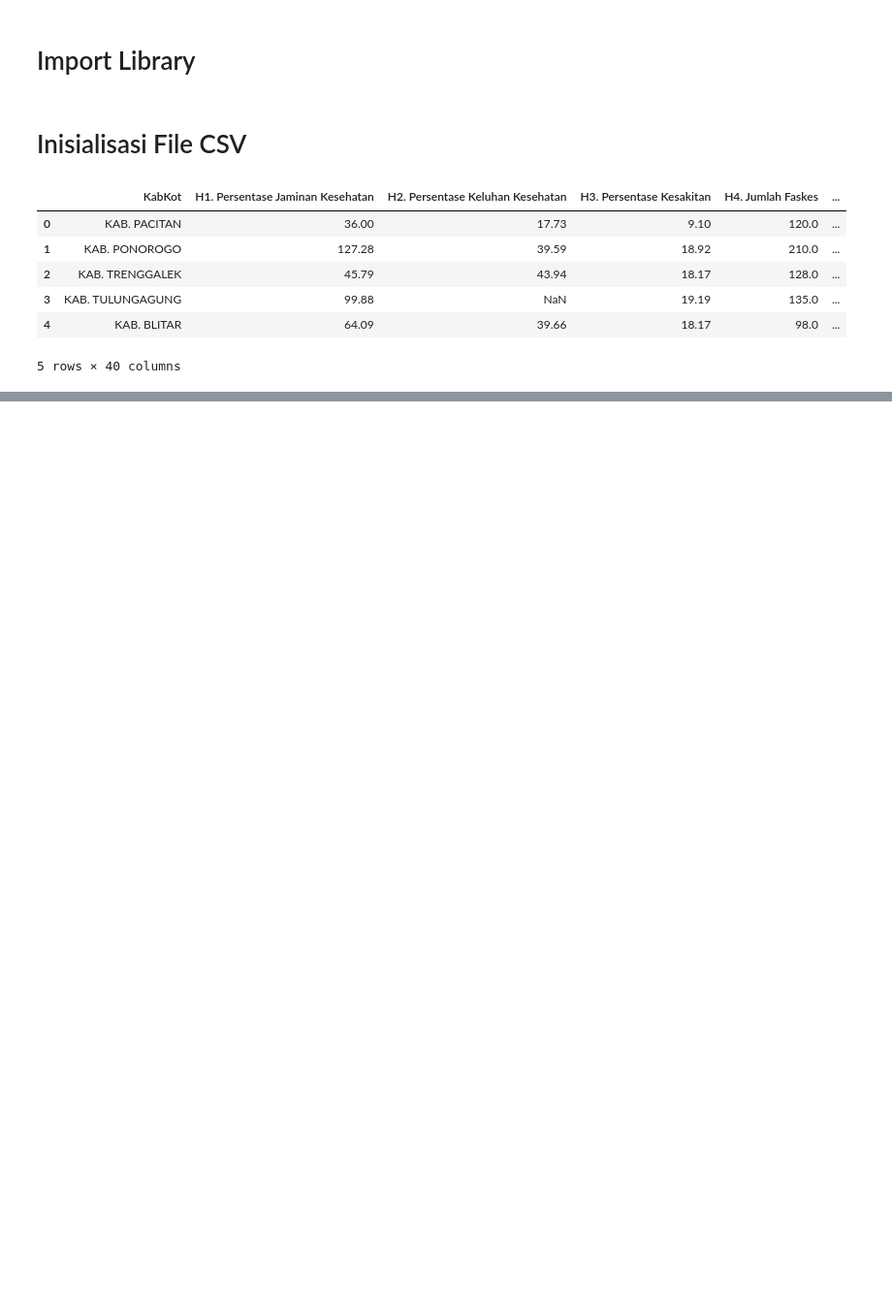
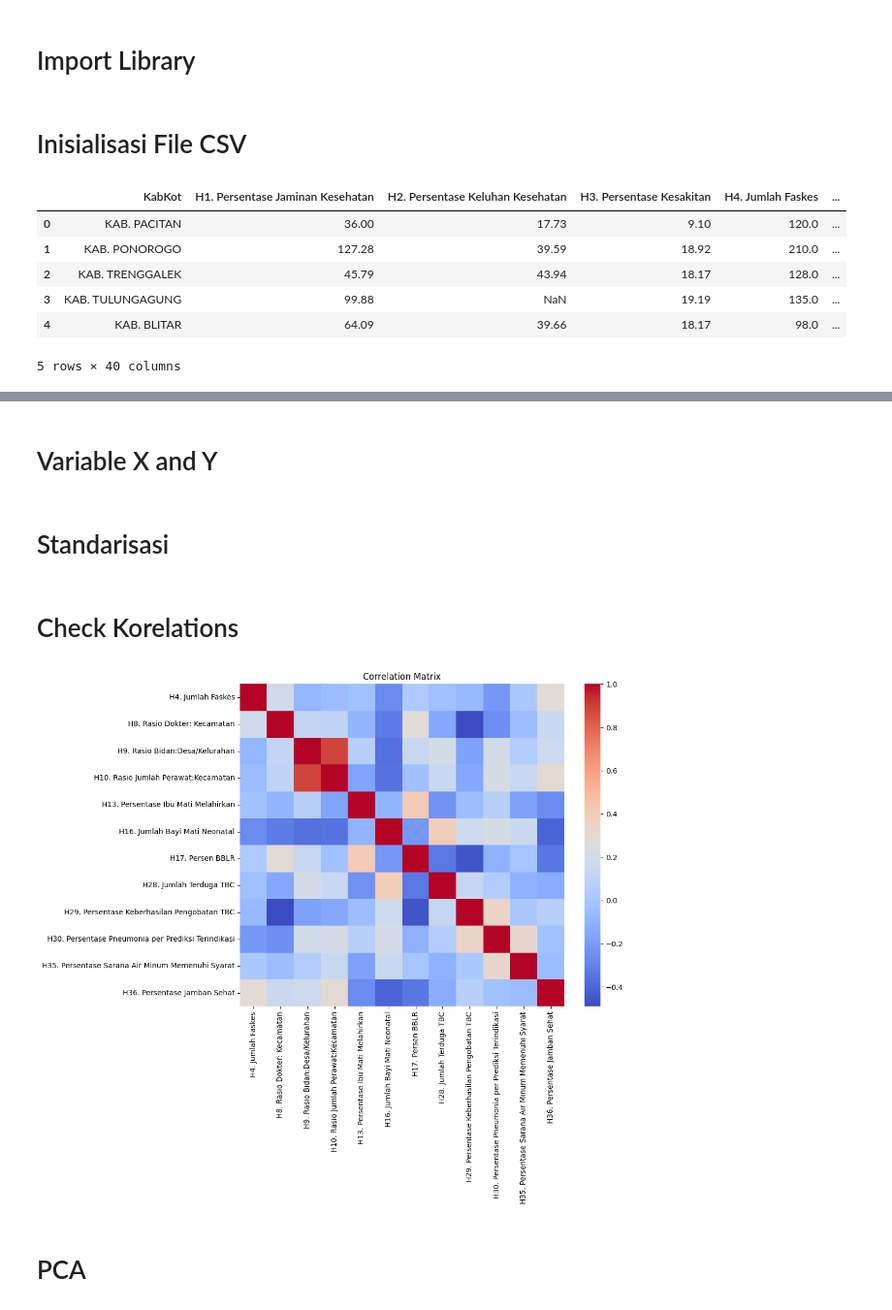
Before and after one commit to yowxy/Analyst-Principal-Component-Regresion-PCR-, a Jupyter notebook: index.ipynb, the cells around one changed output, grey strips where cells are left out. Shown at 97% size. Cells and saved outputs as stored; diff of their text form; code cells hidden in the pictures; blank space fills up the shorter version.

Commit message:
feat: cleaning data, handling missing value, standarisasi,check korelasi

```diff
--- a/index.ipynb
+++ b/index.ipynb
@@ -25,0 +50,3 @@ df.head()
+# %%
+df_filled = df.fillna(df.mean(numeric_only=True))
+df_filled.head()
@@ -25,0 +61,35 @@ df.head()
+# %% [markdown]
+# Variable X and Y
+# %%
+y = df_filled["H11. Angka Kematian Netto"]
+x = df_filled[[
+    "H4. Jumlah Faskes",
+    "H8. Rasio Dokter: Kecamatan",
+    "H9. Rasio Bidan:Desa/Kelurahan",
+    "H10. Rasio Jumlah Perawat:Kecamatan",
+    "H13. Persentase Ibu Mati Melahirkan",
+    "H16. Jumlah Bayi Mati Neonatal",
+    "H17. Persen BBLR",
+    "H28. Jumlah Terduga TBC",
+    "H29. Persentase Keberhasilan Pengobatan TBC",
+    "H30. Persentase Pneumonia per Prediksi Terindikasi",
+    "H35. Persentase Sarana Air Minum Memenuhi Syarat",
+    "H36. Persentase Jamban Sehat"
+]]
+# %% [markdown]
+# Standarisasi
+# %%
+scaler  = StandardScaler()
+x_scaled = scaler.fit_transform(x)
+# %% [markdown]
+# Check Korelations
+# %%
+plt.figure(figsize=(10,8))
+sns.heatmap(pd.DataFrame(x_scaled, columns=x.columns).corr(),
+            cmap="coolwarm", annot=False)
+plt.title("Correlation Matrix")
+plt.show()
+# %% [output]
+[figure, added]
+# %% [markdown]
+# PCA
```
Also changed, not shown: parts of 7 cells of this notebook.
